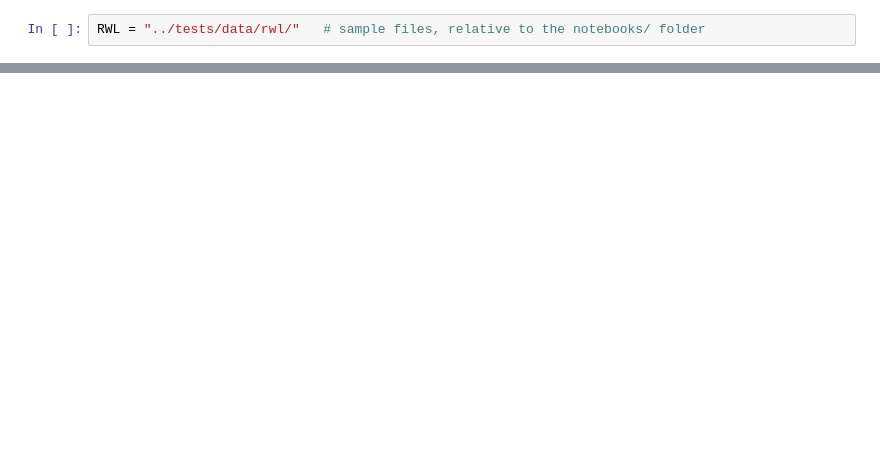
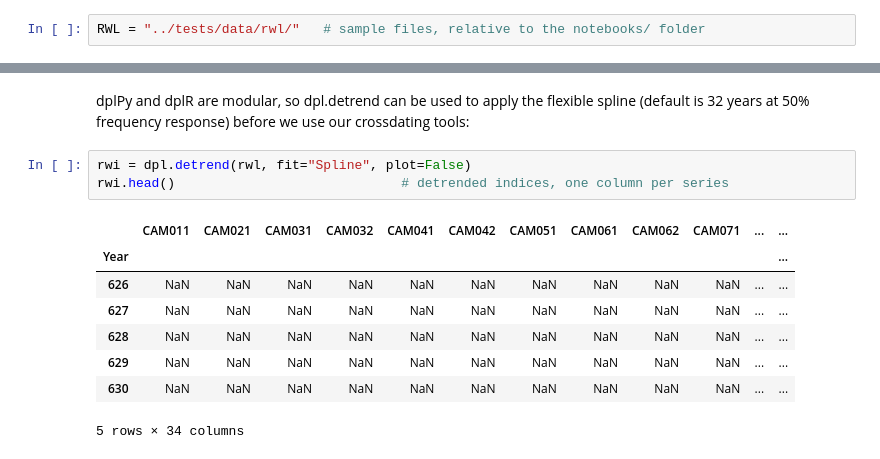
Before and after one commit to OpenDendro/dplPy, a Jupyter notebook: notebooks/crossdating_demonstration.ipynb, the cells around one changed output, grey strips where cells are left out. Cells and saved outputs as stored; diff of their text form; blank space fills up the shorter version.

```diff
--- a/notebooks/crossdating_demonstration.ipynb
+++ b/notebooks/crossdating_demonstration.ipynb
@@ -267,0 +71,14 @@ COFECHA-style output, reproduced with dplPy 0.6.0 preset="COFECHA" on 11Sep26
+# %% [markdown]
+dplPy and dplR are modular, so dpl.detrend can be used to apply the flexible spline (default is 32 years at 50% frequency response) before we use our crossdating tools:
+# %%
+rwi = dpl.detrend(rwl, fit="Spline", plot=False)
+rwi.head()                             # detrended indices, one column per series
+# %% [output]
+|  | CAM011 | CAM021 | CAM031 | CAM032 | CAM041 | CAM042 | CAM051 | CAM061 | CAM062 | CAM071 | ... | ... |
+| Year |  |  |  |  |  |  |  |  |  |  |  | ... |
+| 626 | NaN | NaN | NaN | NaN | NaN | NaN | NaN | NaN | NaN | NaN | ... | ... |
+| 627 | NaN | NaN | NaN | NaN | NaN | NaN | NaN | NaN | NaN | NaN | ... | ... |
+| 628 | NaN | NaN | NaN | NaN | NaN | NaN | NaN | NaN | NaN | NaN | ... | ... |
+| 629 | NaN | NaN | NaN | NaN | NaN | NaN | NaN | NaN | NaN | NaN | ... | ... |
+| 630 | NaN | NaN | NaN | NaN | NaN | NaN | NaN | NaN | NaN | NaN | ... | ... |
+5 rows × 34 columns
```
Also changed, not shown: parts of 66 cells of this notebook.
